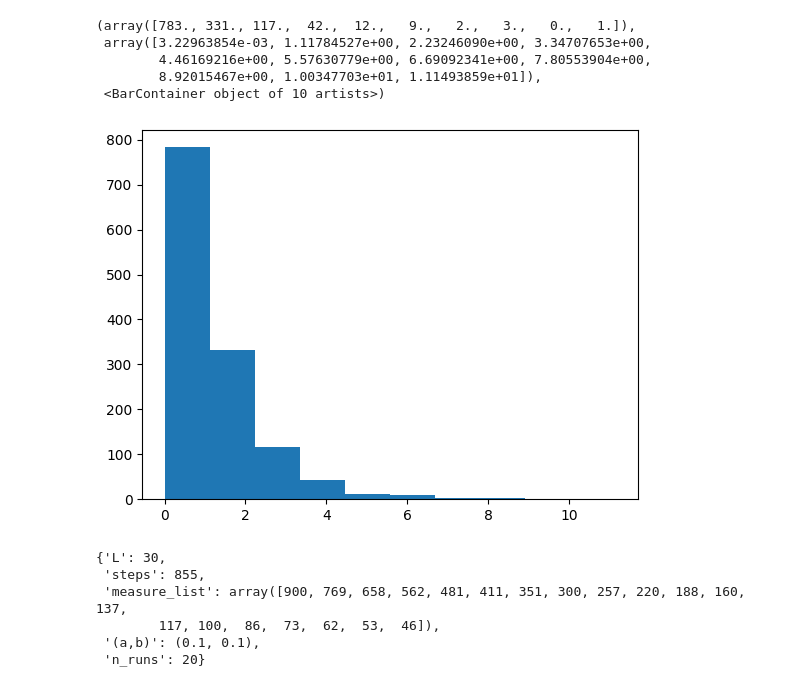
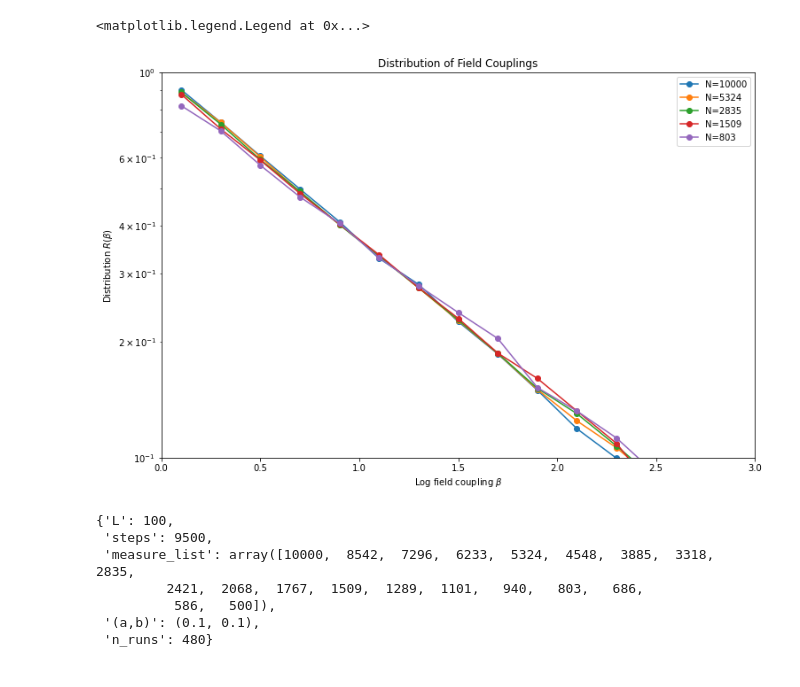
Before and after one commit to tsgaurav/Ising_RSRG, a Jupyter notebook: output/Distribution_Analysis.ipynb, the cells around one changed output. Saved outputs shown, nothing was run; the diff lists cells and outputs as text; code cells hidden in the pictures.

Commit message:
Added distribution analysis tools

```diff
--- a/output/Distribution_Analysis.ipynb
+++ b/output/Distribution_Analysis.ipynb
@@ -5,24 +8,41 @@ import matplotlib.pyplot as plt
 # %%
-with open("Ising_2D_h_dist_1675817875.pkl", "rb") as fp:   # Unpickling
+with open("Ising_2D_h_dist_1676191635.pkl", "rb") as fp:   # Unpickling
     h_dist_list = pickle.load(fp)
+
+with open("Ising_2D_input_1676191635.pkl", "rb") as fp:
+    input_dict = pickle.load(fp)
-# %%
-plt.hist(h_dist_list[-2])
-# %% [output]
-(array([783., 331., 117.,  42.,  12.,   9.,   2.,   3.,   0.,   1.]),
- array([3.22963854e-03, 1.11784527e+00, 2.23246090e+00, 3.34707653e+00,
-        4.46169216e+00, 5.57630779e+00, 6.69092341e+00, 7.80553904e+00,
-        8.92015467e+00, 1.00347703e+01, 1.11493859e+01]),
- <BarContainer object of 10 artists>)
-[figure, removed]
-# %%
-with open("Ising_2D_input_1675817875.pkl", "rb") as fp:   # Unpickling
-    input_dict = pickle.load(fp)
+# %%
+measure_list = input_dict['measure_list']
+n_runs = input_dict['n_runs']
+n_bins_h = 60
+
+plt.figure(figsize=(12, 8))
+
+for i,step in enumerate(measure_list):
+    if i%4==0:
+        n,bins = np.histogram(h_dist_list[i], density=True, bins = n_bins_h, range=(0,12))
+        width = bins[1]-bins[0]
+        plt.plot((bins[1:]-width/2), n, label="N="+str(step), marker='o')
+
+plt.yscale('log')
+plt.xlim(0, 3)
+plt.ylim(1e-1, 1)
+
+plt.xlabel(r"Log field coupling $\beta$")
+plt.ylabel(r"Distribution $R(\beta)$")
+plt.title("Distribution of Field Couplings")
+plt.yscale('log')
+plt.legend()
+# %% [output]
+<matplotlib.legend.Legend at 0x...>
+[figure, added]
 # %%
 input_dict
 # %% [output]
-{'L': 30,
- 'steps': 855,
- 'measure_list': array([900, 769, 658, 562, 481, 411, 351, 300, 257, 220, 188, 160, 137,
-        117, 100,  86,  73,  62,  53,  46]),
+{'L': 100,
+ 'steps': 9500,
+ 'measure_list': array([10000,  8542,  7296,  6233,  5324,  4548,  3885,  3318,  2835,
+         2421,  2068,  1767,  1509,  1289,  1101,   940,   803,   686,
+          586,   500]),
  '(a,b)': (0.1, 0.1),
- 'n_runs': 20}
+ 'n_runs': 480}
```
Also changed, not shown: parts of 1 cell of this notebook, 3 other files.
